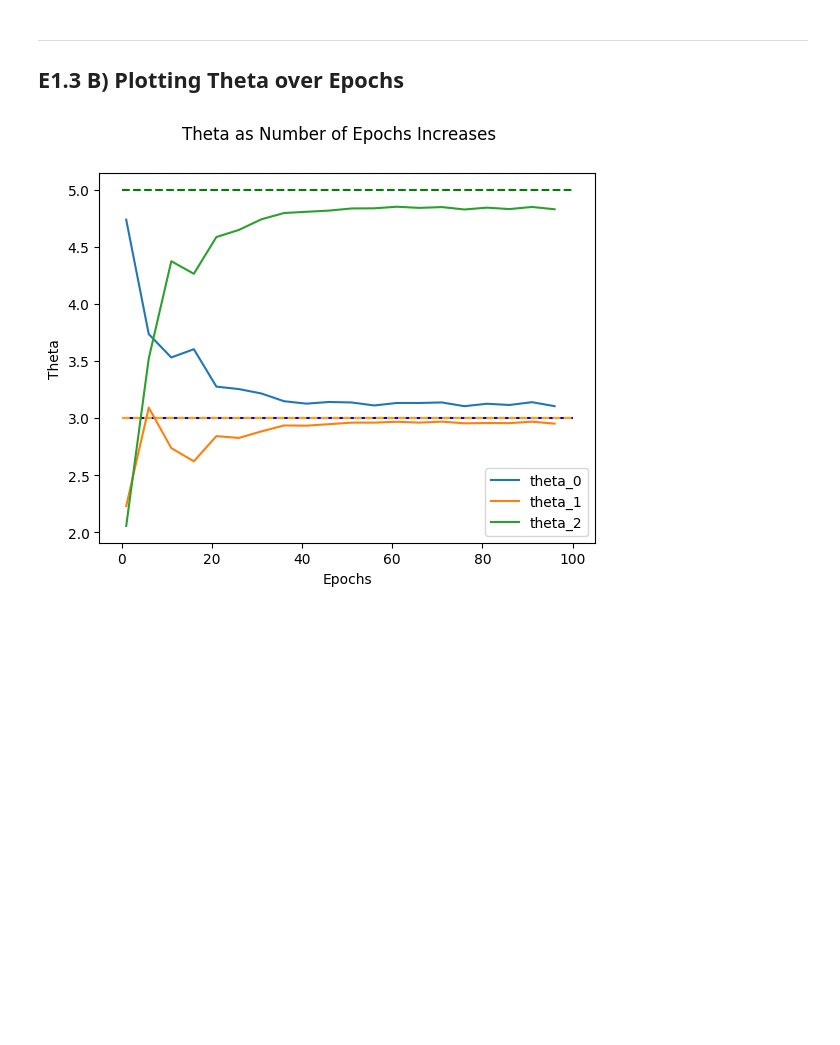
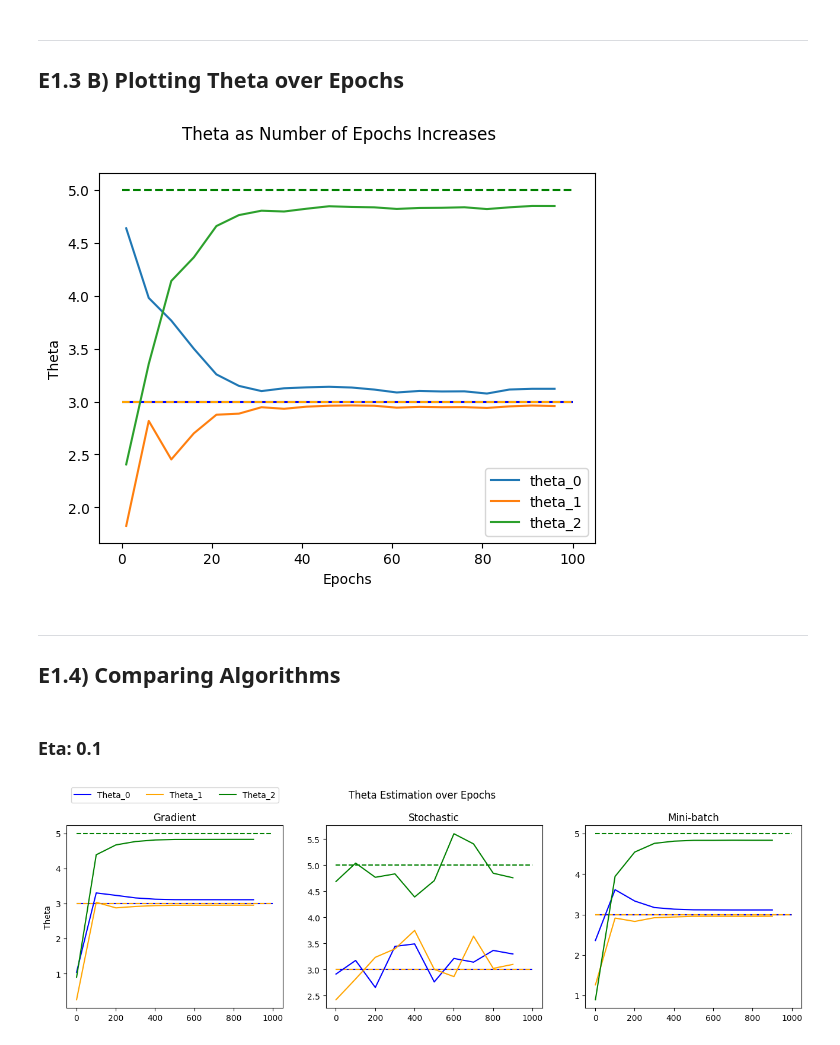
Before and after one commit to Andreas-Svensson/machine_learning, a Jupyter notebook: exercises/E1.ipynb, the cells around one changed output. Drawn from its saved outputs; the diff is of its cells as text; code cells hidden in the pictures; blank space fills up the shorter version.

Commit message:
algorith comparison, finished with exercise

```diff
--- a/exercises/E1.ipynb
+++ b/exercises/E1.ipynb
@@ -253,7 +252,6 @@ array([[3.115291  ],
 ## E1.3 B) Plotting Theta over Epochs
 # %%
 learning_rate = 1
-batch_size = 32
 epochs = 100
 step = 5
 
@@ -262,7 +260,7 @@ theta_1 = []
 theta_2 = []
 
 for i in range(1, epochs, step):
-    theta = mini_batch_gradient_descent(X, y, epochs = i, learning_rate = learning_rate, batch_size = batch_size)
+    theta = mini_batch_gradient_descent(X, y, epochs = i, learning_rate = learning_rate)
     theta_0.append(float(theta[0]))
     theta_1.append(float(theta[1]))
     theta_2.append(float(theta[2]))
@@ -278,4 +276,50 @@ plt.xlabel("Epochs")
 plt.ylabel("Theta")
 plt.suptitle(f"Theta as Number of Epochs Increases");
 # %% [output]
-[figure, old version]
+[figure, new version]
+# %% [markdown]
+---
+## E1.4) Comparing Algorithms
+# %%
+def plot_thetas(ax, algorithm = "gradient", learning_rate = 0.1, epochs = 50, step = 5):
+    theta_0 = []
+    theta_1 = []
+    theta_2 = []
+
+    for i in range(1, epochs, step):
+        if algorithm == "gradient":
+            theta = gradient_descent(X, y, epochs = i, learning_rate = learning_rate)
+        if algorithm == "stochastic":
+            theta = stochastic_gradient_descent(X, y, epochs = i, learning_rate = learning_rate)
+        if algorithm == "mini-batch":
+            theta = mini_batch_gradient_descent(X, y, epochs = i, learning_rate = learning_rate)
+        theta_0.append(float(theta[0]))
+        theta_1.append(float(theta[1]))
+        theta_2.append(float(theta[2]))
+
+    ax.hlines(3, 0, epochs, color = "blue")
+    ax.hlines(3, 0, epochs, linestyles = "--", color = "orange")
+    ax.hlines(5, 0, epochs, linestyles = "--", color = "green")
+
+    ax.plot(range(1, epochs, step), theta_0, label = "Theta_0", color = "blue")
+    ax.plot(range(1, epochs, step), theta_1, label = "Theta_1", color = "orange")
+    ax.plot(range(1, epochs, step), theta_2, label = "Theta_2", color = "green")
+
+    ax.set_title(algorithm.capitalize())
+# %%
+def algorithm_comparison(learning_rate = 0.1, epochs = 100, step = 10):
+    algorithms = ["gradient", "stochastic", "mini-batch"]
+    fig, axes = plt.subplots(1, 3, figsize = (16, 4))
+
+    for ax, algorithm in zip(axes.flatten(), algorithms):
+        plot_thetas(ax, algorithm = algorithm, learning_rate = learning_rate, epochs = epochs, step = step)
+
+    axes.flatten()[0].set_ylabel("Theta")
+    plt.suptitle("Theta Estimation over Epochs", y = 1.03)
+    plt.legend(bbox_to_anchor=(-1.4, 0, 0, 1.23), loc="upper right", ncol = 3);
+# %% [markdown]
+### Eta: 0.1
+# %%
+algorithm_comparison(learning_rate = 0.1, epochs = 1000, step = 100)
+# %% [output]
+[figure, added]
```
Also changed, not shown: parts of 8 cells of this notebook.
